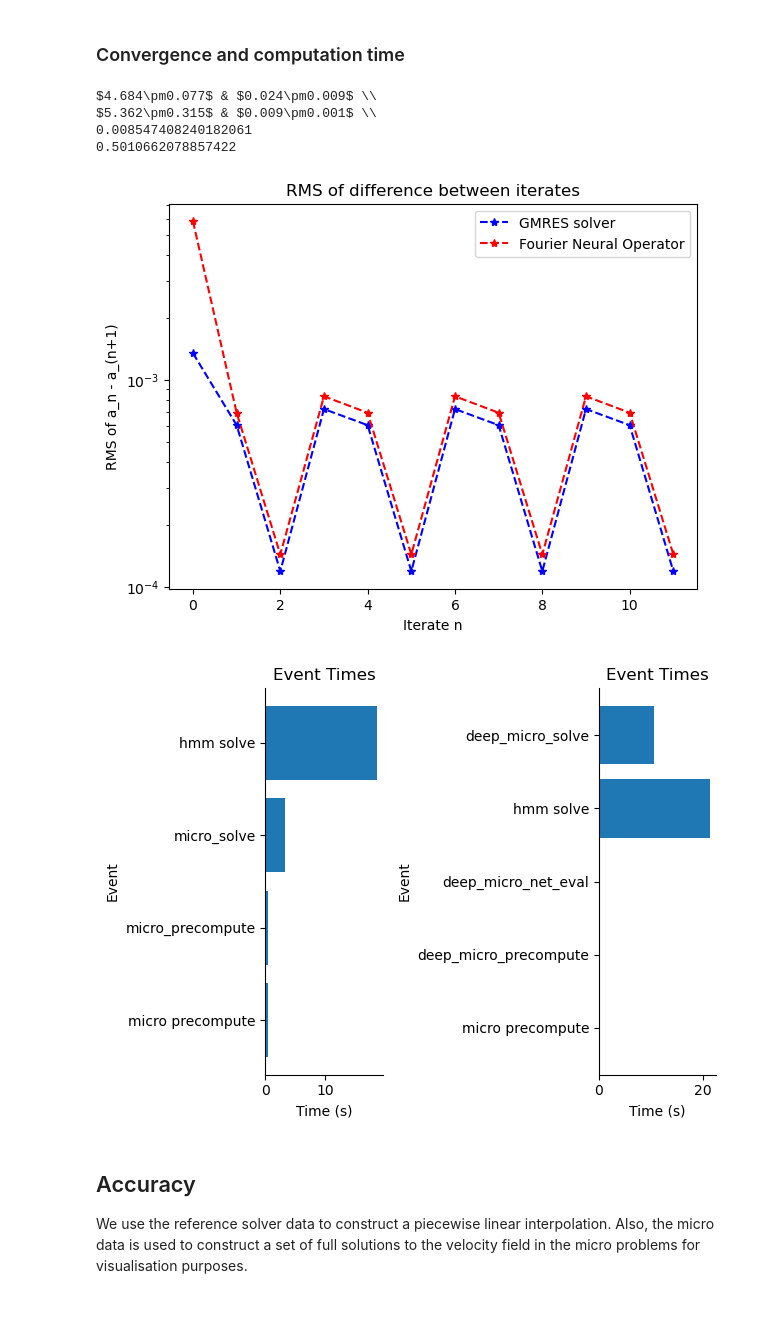
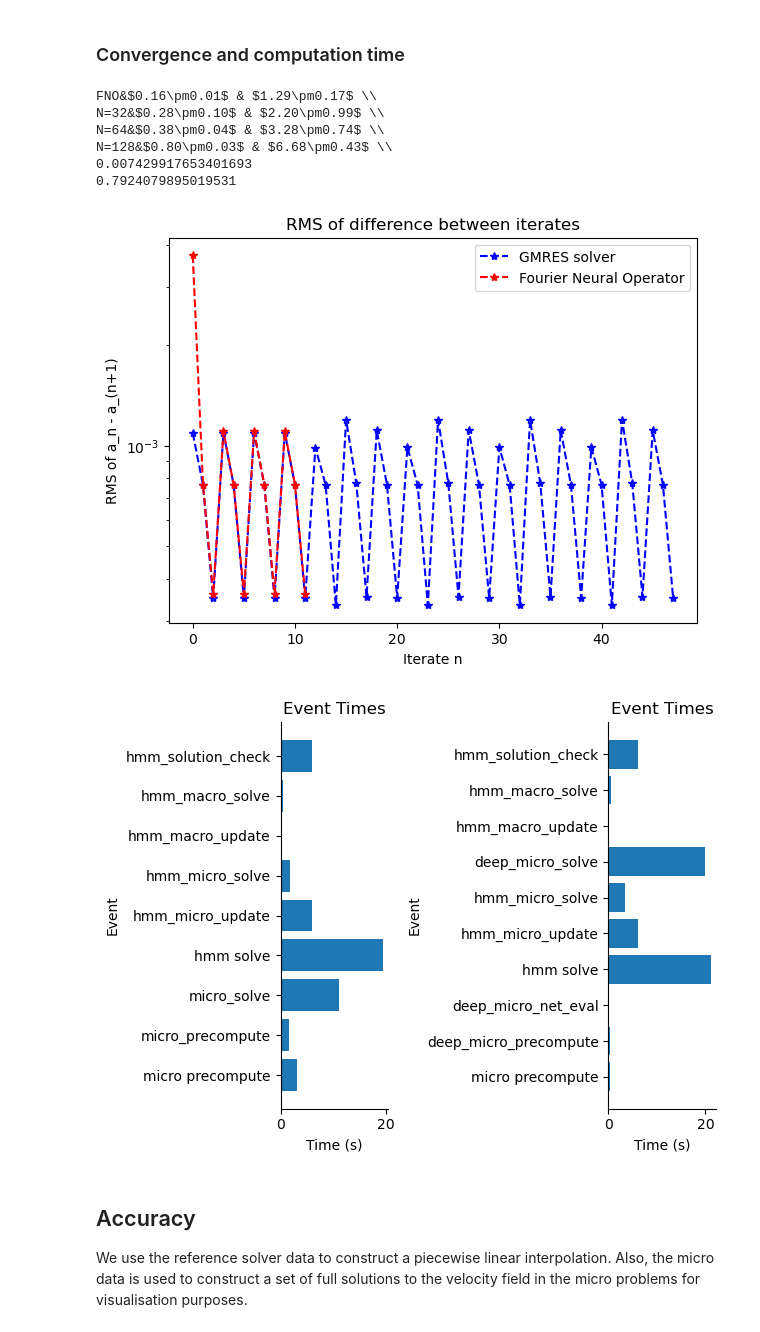
Before and after one commit to emastr/deep-micro-slip-model, a Jupyter notebook: notebooks/part30_paper_runs/speed_compare/part33_HMM_ml_channel_speed.ipynb, the cells around one changed output. Saved outputs shown, nothing was run; the diff lists cells and outputs as text; code cells hidden in the pictures.

```diff
--- a/notebooks/part30_paper_runs/speed_compare/part33_HMM_ml_channel_speed.ipynb
+++ b/notebooks/part30_paper_runs/speed_compare/part33_HMM_ml_channel_speed.ipynb
@@ -318,7 +336,7 @@ print("Deep HMM Solver...")
 for i in range(4):
     micro_logger_deep.start_event("hmm solve")
     (deep_macro_sol, deep_micro_sols) = deep_hmm_solver.solve(hmm_prob, macro_guess=macro_guess,
-                                            callback=debug_cb, verbose=True, maxiter=3, tol=tol, logger=None)
+                                            callback=debug_cb, verbose=True, maxiter=3, tol=tol, logger=micro_logger_deep)
     micro_logger_deep.end_event("hmm solve")
 print("\nDone")
 
@@ -330,9 +348,18 @@ print("Classic HMM Solver...")
 for i in range(4):
     micro_logger.start_event("hmm solve")
     (macro_sol, micro_sols) = hmm_solver.solve(hmm_prob, macro_guess=macro_guess,
-                                            callback=debug_cb, verbose=True, maxiter=3, tol=tol, logger=None)
+                                            callback=debug_cb, verbose=True, maxiter=3, tol=tol, logger=micro_logger)
     micro_logger.end_event("hmm solve")
 print("\nDone")
+
+
+print("Low res solves")
+for i in range(4):
+    for prob, solver, logger in zip(hmm_prob_low_res, hmm_solver_low_res, micro_loggers_low_res):
+        logger.start_event("hmm solve")
+        (macro_sol, micro_sols) = solver.solve(prob, macro_guess=macro_guess,
+                                                callback=debug_cb, verbose=True, maxiter=3, tol=tol, logger=logger)
+        logger.end_event("hmm solve")
 # %% [output]
 Deep HMM Solver...
 Step 2/3
@@ -345,40 +374,66 @@ Done
 # %%
 plt.figure(figsize=(15,5))
 plt.subplot(122)
 plt.title("RMS of difference between iterates")
 plt.semilogy(debug_cb.diff, 'b*--', label='GMRES solver')
 plt.semilogy(deep_diff, 'r*--', label='Fourier Neural Operator')
 
 plt.legend()
 plt.xlabel("Iterate n")
 plt.ylabel("RMS of a_n - a_(n+1)")
 
 #plt.subplot(121)
 plt.figure()
-def print_table(rows, errs, print_stds):
-    for row, err, print_std in zip(rows, errs, print_stds):
-        mean_pm_err = [f"${r:.3f}\\pm{e:.3f}$" if prs else f"${r:.1f}$" for r, e, prs in zip(row, err, print_std)]
-        print(" & ".join(mean_pm_err) + " \\\\")
+def print_table(rows, errs, print_stds, scale, labels):
+    for row, err, print_std, label in zip(rows, errs, print_stds, labels):
+        mean_pm_err = [f"${s*r:.2f}\\pm{s*e:.2f}$" if prs else f"${s*r:.1f}$" for r, e, prs, s in zip(row, err, print_std, scale)]
+        print(label + "&" + " & ".join(mean_pm_err) + " \\\\")
 
-rows = [[data_dict.events[label].time_mean for label in data_labels] for data_dict, data_labels in [(micro_logger, ["hmm solve", "micro_precompute"]), (micro_logger_deep, ["hmm solve", "deep_micro_net_eval"])]]
-errs = [[data_dict.events[label].time_std*2 for label in data_labels] for data_dict, data_labels in [(micro_logger, ["hmm solve", "micro_precompute"]), (micro_logger_deep, ["hmm solve", "deep_micro_net_eval"])]]
-print_stds = [[True, True], [True, True]]
-print_table(rows, errs, print_stds)
+
+rows = [[data_dict.events[label].time_mean for label in data_labels] for data_dict, data_labels in [(micro_logger_deep, ["hmm_macro_solve", "deep_micro_net_eval"])]]
+errs = [[data_dict.events[label].time_std*2 for label in data_labels] for data_dict, data_labels in [(micro_logger_deep, ["hmm_macro_solve", "deep_micro_net_eval"])]]
+#rows = [[data_dict.events[label].time_mean for label in data_labels] for data_dict, data_labels in [(micro_logger, ["hmm solve", "micro_precompute"]), (micro_logger_deep, ["hmm solve", "deep_micro_net_eval"])]]
+#errs = [[data_dict.events[label].time_std*2 for label in data_labels] for data_dict, data_labels in [(micro_logger, ["hmm solve", "micro_precompute"]), (micro_logger_deep, ["hmm solve", "deep_micro_net_eval"])]]
+
+for logger in micro_loggers_low_res:
+    rows.append([logger.events["hmm_macro_solve"].time_mean, logger.events["micro_precompute"].time_mean])
+    errs.append([logger.events["hmm_macro_solve"].time_std*2, logger.events["micro_precompute"].time_std*2])
+
+nsteps = 3
+for row, err in zip(rows, errs):
+    r1, r2 = row[0]*nsteps, row[1]*nMic
+    e1, e2 = err[0]*nsteps, err[1]*nMic
+
+
+    row[0] = r2
+    row[1] = r2/r1
+
+    err[0] = e2
+    err[1] = e2/r1 + r2/r1**2*e1
+
+
+
+scale = [1,1]
+labels = ["FNO",] + [f"N={m}" for m in num_pts_list]
+print_stds = [[True, True] for i in range(len(rows))]
+print_table(rows, errs, print_stds, scale, labels)
 print(micro_logger_deep.events["deep_micro_net_eval"].time_mean)
 print(micro_logger.events["micro precompute"].time_mean)
 plt.subplot(121)
 micro_logger.barplot_logs(plt.gca())
 
 plt.subplot(122)
 micro_logger_deep.barplot_logs(plt.gca())
 plt.tight_layout()
 # %% [output]
-$4.684\pm0.077$ & $0.024\pm0.009$ \\
-$5.362\pm0.315$ & $0.009\pm0.001$ \\
-0.008547408240182061
-0.5010662078857422
+FNO&$0.16\pm0.01$ & $1.29\pm0.17$ \\
+N=32&$0.28\pm0.10$ & $2.20\pm0.99$ \\
+N=64&$0.38\pm0.04$ & $3.28\pm0.74$ \\
+N=128&$0.80\pm0.03$ & $6.68\pm0.43$ \\
+0.007429917653401693
+0.7924079895019531
-[figure, old version]
+[figure, new version]
-[figure, old version]
+[figure, new version]
 # %% [markdown]
 ## Accuracy
 We use the reference solver data to construct a piecewise linear interpolation. Also, the micro data is used to construct a set of full solutions to the velocity field in the micro problems for visualisation purposes.
```
Also changed, not shown: parts of 4 cells of this notebook.
